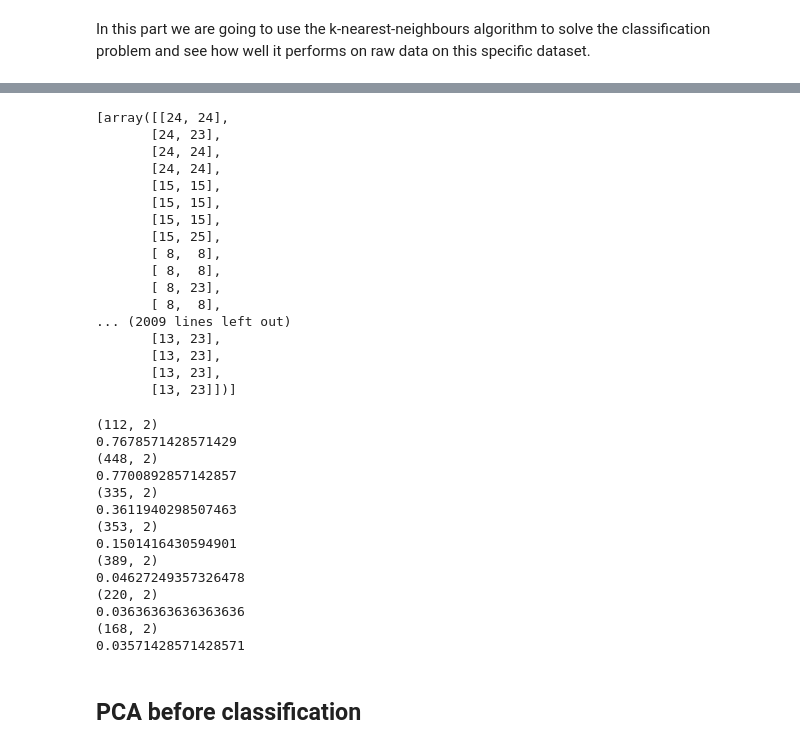
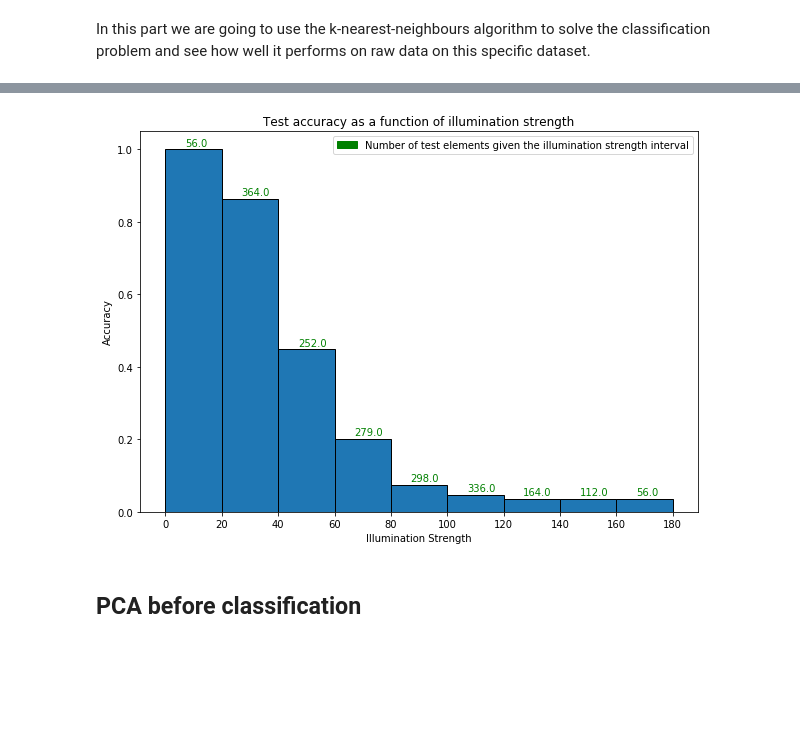
Before and after one commit to poupeaua/face-recognition, a Jupyter notebook: faceRec.ipynb, the cells around one changed output, grey strips where cells are left out. Drawn from its saved outputs; the diff is of its cells as text; code cells hidden in the pictures; blank space fills up the shorter version.

```diff
--- a/faceRec.ipynb
+++ b/faceRec.ipynb
@@ -192,47 +205,34 @@ def orderFromIst(k, ist_sep, max_ist = 175):
 
     return np.array(order_from_ist)
 # %%
-order_from_ist = orderFromIst(k=1, ist_sep=25)
+order_from_ist = orderFromIst(k=1, ist_sep=20)
-# %%
-print(order_from_ist)
-# %% [output]
-[array([[24, 24],
-       [24, 23],
-       [24, 24],
-       [24, 24],
-       [15, 15],
-       [15, 15],
-       [15, 15],
-       [15, 25],
-       [ 8,  8],
-       [ 8,  8],
-       [ 8, 23],
-       [ 8,  8],
-... (2009 lines left out)
-       [13, 23],
-       [13, 23],
-       [13, 23],
-       [13, 23]])]
-# %%
-for element in order_from_ist:
-    print(element.shape)
-    acc = accuracy_score(y_true=element[:, 0], y_pred=element[:, 1])
-    print(acc)
-# %% [output]
-(112, 2)
-0.7678571428571429
-(448, 2)
-0.7700892857142857
-(335, 2)
-0.3611940298507463
-(353, 2)
-0.1501416430594901
-(389, 2)
-0.04627249357326478
-(220, 2)
-0.03636363636363636
-(168, 2)
-0.03571428571428571
+# %%
+list_acc_ist = list()
+for element in order_from_ist:
+    acc = accuracy_score(y_true=element[:, 0], y_pred=element[:, 1])
+    list_acc_ist.append([acc, int(element.shape[0])])
+list_acc_ist = np.array(list_acc_ist)
+
+z = np.linspace(0, 160, 9)
+y = list_acc_ist[:, 0]
+n = list_acc_ist[:, 1]
+
+fig, ax = plt.subplots(figsize=(10,7))
+plt.xticks(np.arange(0, 200, step=20))
+ax.bar(z, y, width=20, align='edge', edgecolor='black')
+
+for i, txt in enumerate(n):
+    ax.annotate(txt, (z[i]+7, y[i]+0.01), color='green')
+
+
+red_patch = mpatches.Patch(color='green', label='Number of test elements given the illumination strength interval')
+plt.legend(handles=[red_patch])
+plt.xlabel("Illumination Strength")
+plt.ylabel("Accuracy")
+plt.title("Test accuracy as a function of illumination strength")
+plt.show()
+# %% [output]
+[figure, added]
 # %% [markdown]
 ## PCA before classification
 # %% [markdown]
```
Also changed, not shown: parts of 13 cells of this notebook, 4 other files.
